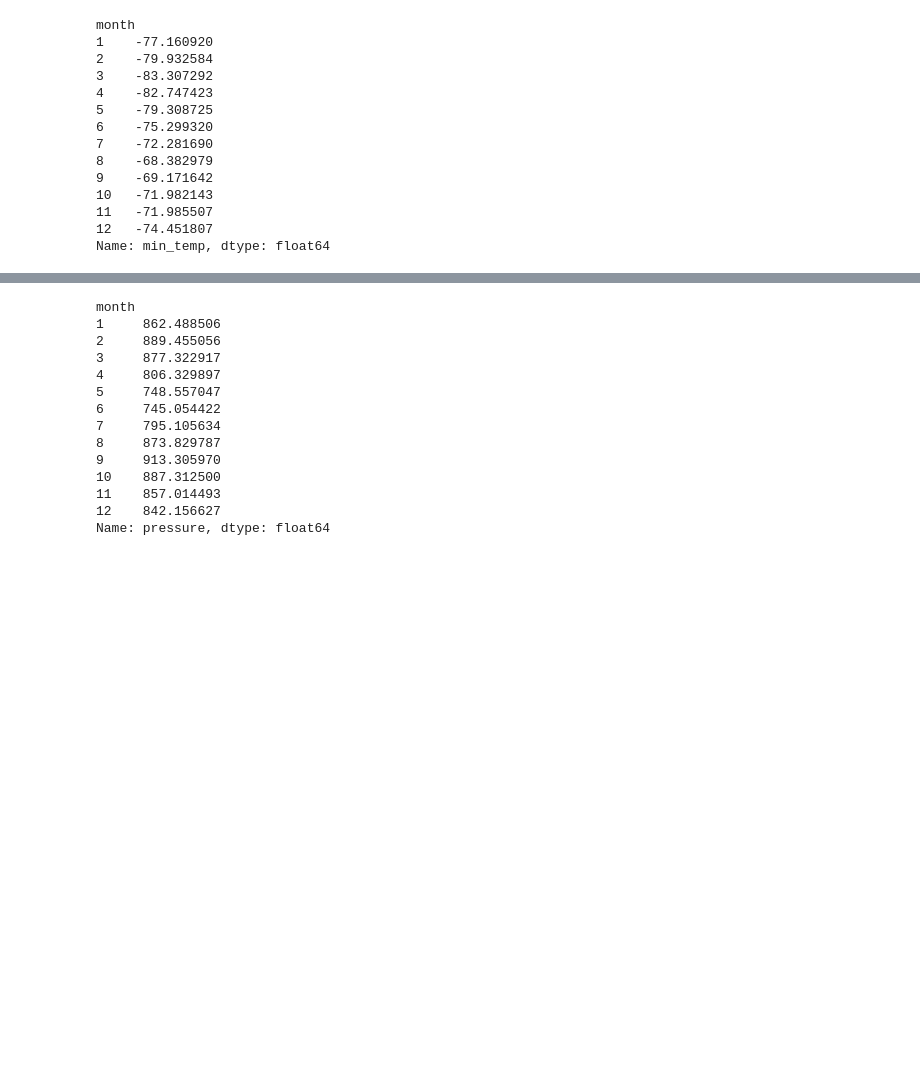
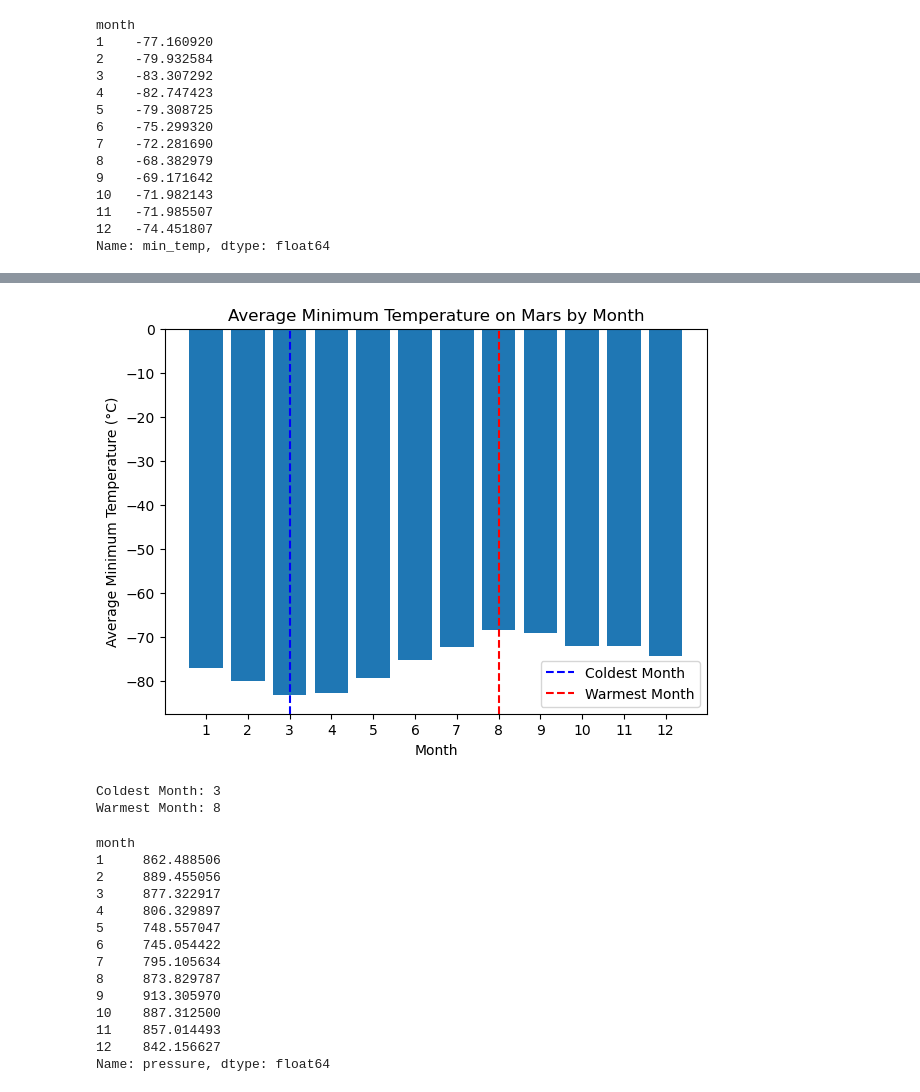
Before and after one commit to leedavidarmstrong/Mars, a Jupyter notebook: Starter_Code/part_2_mars_weather.ipynb, the cells around one changed output, grey strips where cells are left out. Drawn from its saved outputs; the diff is of its cells as text; code cells hidden in the pictures; blank space fills up the shorter version.

```diff
--- a/Starter_Code/part_2_mars_weather.ipynb
+++ b/Starter_Code/part_2_mars_weather.ipynb
@@ -186,2 +189,25 @@ Name: min_temp, dtype: float64
+# %%
+# Identify the coldest and warmest months in Curiosity's location
+coldest_month = average_temp_by_month.idxmin()
+warmest_month = average_temp_by_month.idxmax()
+
+# Plot the average temperature by month
+plt.figure(figsize=(7, 5))
+plt.bar(average_temp_by_month.index, average_temp_by_month.values)
+plt.xlabel('Month')
+plt.ylabel('Average Minimum Temperature (°C)')
+plt.title('Average Minimum Temperature on Mars by Month')
+plt.xticks(range(1, 13))
+plt.axvline(x=coldest_month, color='blue', linestyle='--', label='Coldest Month')
+plt.axvline(x=warmest_month, color='red', linestyle='--', label='Warmest Month')
+plt.legend()
+plt.show()
+
+print(f'Coldest Month: {coldest_month}')
+print(f'Warmest Month: {warmest_month}')
+# %% [output]
+[figure, added]
+Coldest Month: 3
+Warmest Month: 8
 # %%
 # 4. Average pressure by Martian month
```
Also changed, not shown: parts of 6 cells of this notebook.
